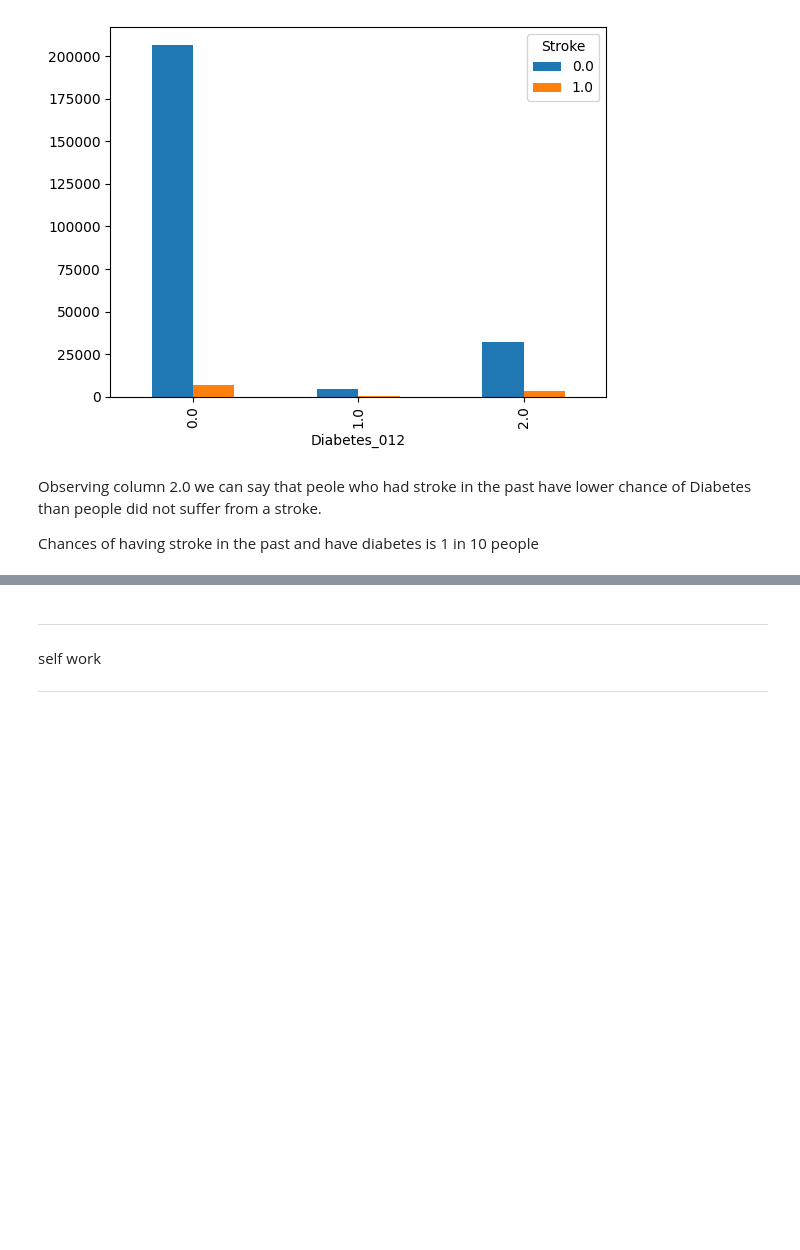
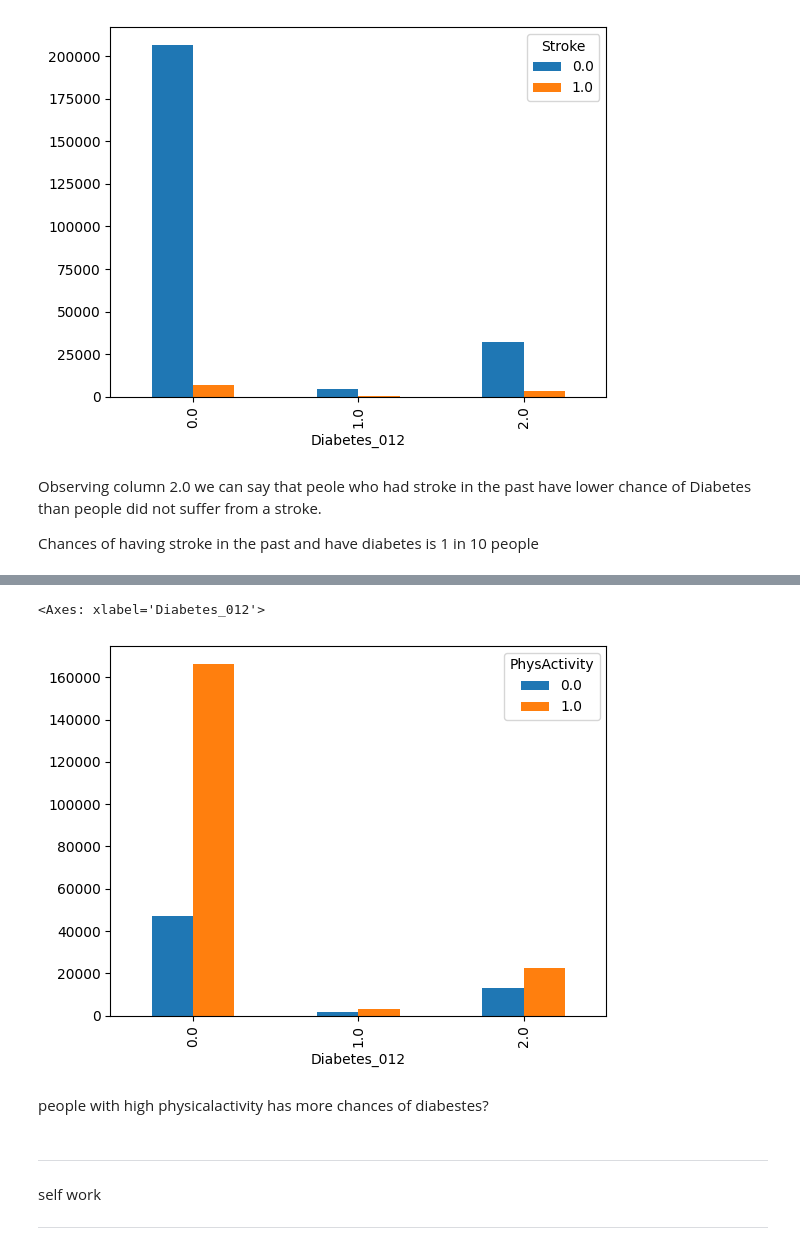
Before and after one commit to albertodavincishekhawat/BasicMachineLearning, a Jupyter notebook: ML.ipynb, the cells around one changed output, grey strips where cells are left out. Cells and saved outputs as stored; diff of their text form; code cells hidden in the pictures; blank space fills up the shorter version.

```diff
--- a/ML.ipynb
+++ b/ML.ipynb
@@ -508,3 +531,10 @@ Chances of having stroke in the past and have diabetes is 1 in 10 people
+# %%
+pd.crosstab(df['Diabetes_012'], df['PhysActivity']).plot.bar()
+# %% [output]
+<Axes: xlabel='Diabetes_012'>
+[figure, added]
+# %% [markdown]
+people with high physicalactivity has more chances of diabestes?
 # %% [markdown]
 ---
 self work
```
Also changed, not shown: parts of 4 cells of this notebook.
